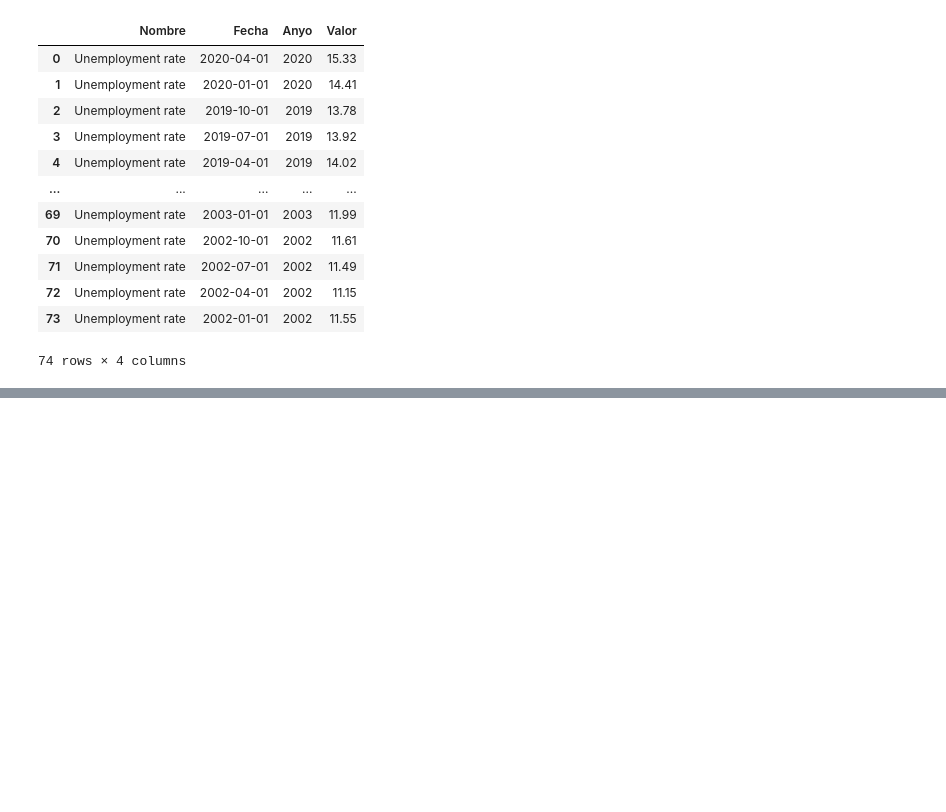
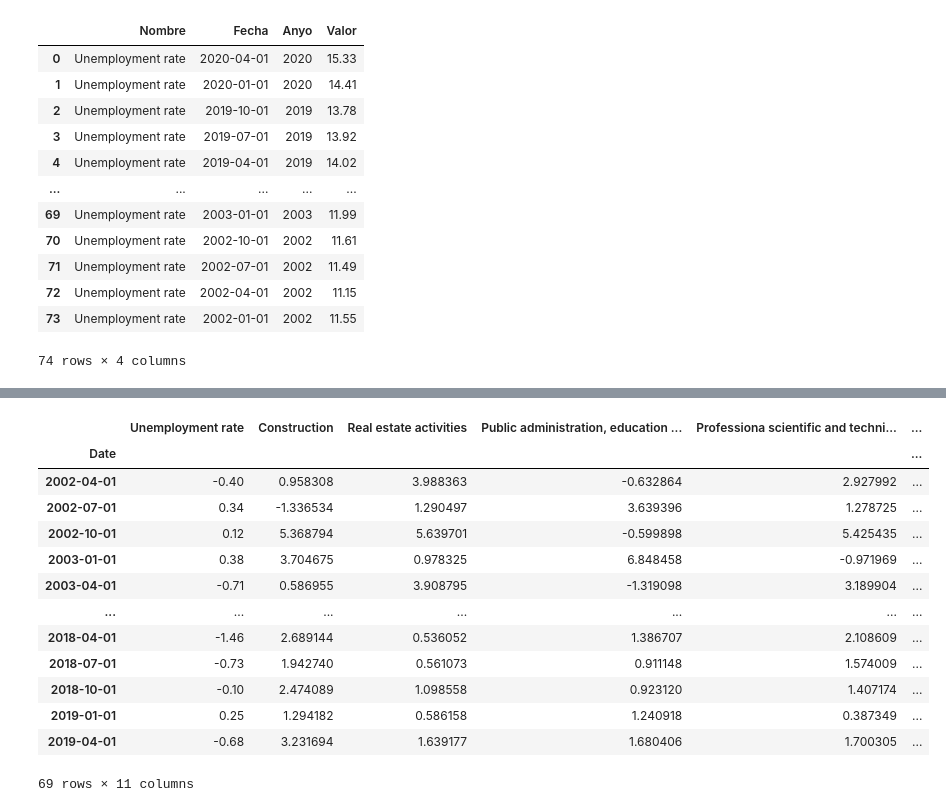
Before and after one commit to javier-pradera/Project-Week-5-Your-Own-Project, a Jupyter notebook: your-project/Code/Unemployment rate model.ipynb, the cells around one changed output, grey strips where cells are left out. Cells and saved outputs as stored; diff of their text form; code cells hidden in the pictures; blank space fills up the shorter version.

```diff
--- a/your-project/Code/Unemployment rate model.ipynb
+++ b/your-project/Code/Unemployment rate model.ipynb
@@ -147,0 +242,35 @@ data_1
+# %%
+#We first join the unemployment rate (dependent variable) to the independent variables:
+data_2 = GDP_offer.merge(unemployment,on = 'Fecha',how = 'inner')
+data_2.rename(columns = {'Nombre_x':'Variable','Fecha':'Date','Valor_x':'X','Valor_y':'Unemployment rate'},inplace = True)
+data_2.drop(['Nombre_y','Anyo_y','Anyo_x'],axis = 1, inplace=True)
+data_2 = data_2.sort_values(['Date','Variable'],ascending = False).reset_index(drop=True)
+#I will now create a column for eah independent variable, in order to then calculate the variations and correlations:
+values_offer = list(GDP_offer['Nombre'].unique())
+for var in values_offer:
+    data_2[var] = [data_2['X'][i] if data_2['Variable'][i] == var else 0 for i in range(len(data_2))]
+data_2.drop(columns = 'X',inplace = True)
+#I now group the independent and dependent variables by date:
+data_2_grouped = data_2.groupby('Date').sum()
+data_2_grouped['Unemployment rate'] = data_2_grouped['Unemployment rate'] / len(values_offer)
+#And I finally obtain the variations:
+data_2_grouped_variations = data_2_grouped.iloc[1:].copy()
+data_2_grouped_variations['Unemployment rate'] = [data_2_grouped['Unemployment rate'][i] - data_2_grouped['Unemployment rate'][i-1] for i in range(1,len(data_2_grouped))]
+for var in values_offer:
+    data_2_grouped_variations[var] = [100*(data_2_grouped[var][i] / data_2_grouped[var][i-1] - 1) for i in range(1,len(data_2_grouped))]
+data_2_grouped_variations
+# %% [output]
+|  | Unemployment rate | Construction | Real estate activities | Public administration, education ... | Professiona scientific and techni... | ... |
+| Date |  |  |  |  |  | ... |
+| 2002-04-01 | -0.40 | 0.958308 | 3.988363 | -0.632864 | 2.927992 | ... |
+| 2002-07-01 | 0.34 | -1.336534 | 1.290497 | 3.639396 | 1.278725 | ... |
+| 2002-10-01 | 0.12 | 5.368794 | 5.639701 | -0.599898 | 5.425435 | ... |
+| 2003-01-01 | 0.38 | 3.704675 | 0.978325 | 6.848458 | -0.971969 | ... |
+| 2003-04-01 | -0.71 | 0.586955 | 3.908795 | -1.319098 | 3.189904 | ... |
+| ... | ... | ... | ... | ... | ... | ... |
+| 2018-04-01 | -1.46 | 2.689144 | 0.536052 | 1.386707 | 2.108609 | ... |
+| 2018-07-01 | -0.73 | 1.942740 | 0.561073 | 0.911148 | 1.574009 | ... |
+| 2018-10-01 | -0.10 | 2.474089 | 1.098558 | 0.923120 | 1.407174 | ... |
+| 2019-01-01 | 0.25 | 1.294182 | 0.586158 | 1.240918 | 0.387349 | ... |
+| 2019-04-01 | -0.68 | 3.231694 | 1.639177 | 1.680406 | 1.700305 | ... |
+69 rows × 11 columns
```
Also changed, not shown: parts of 9 cells of this notebook.
